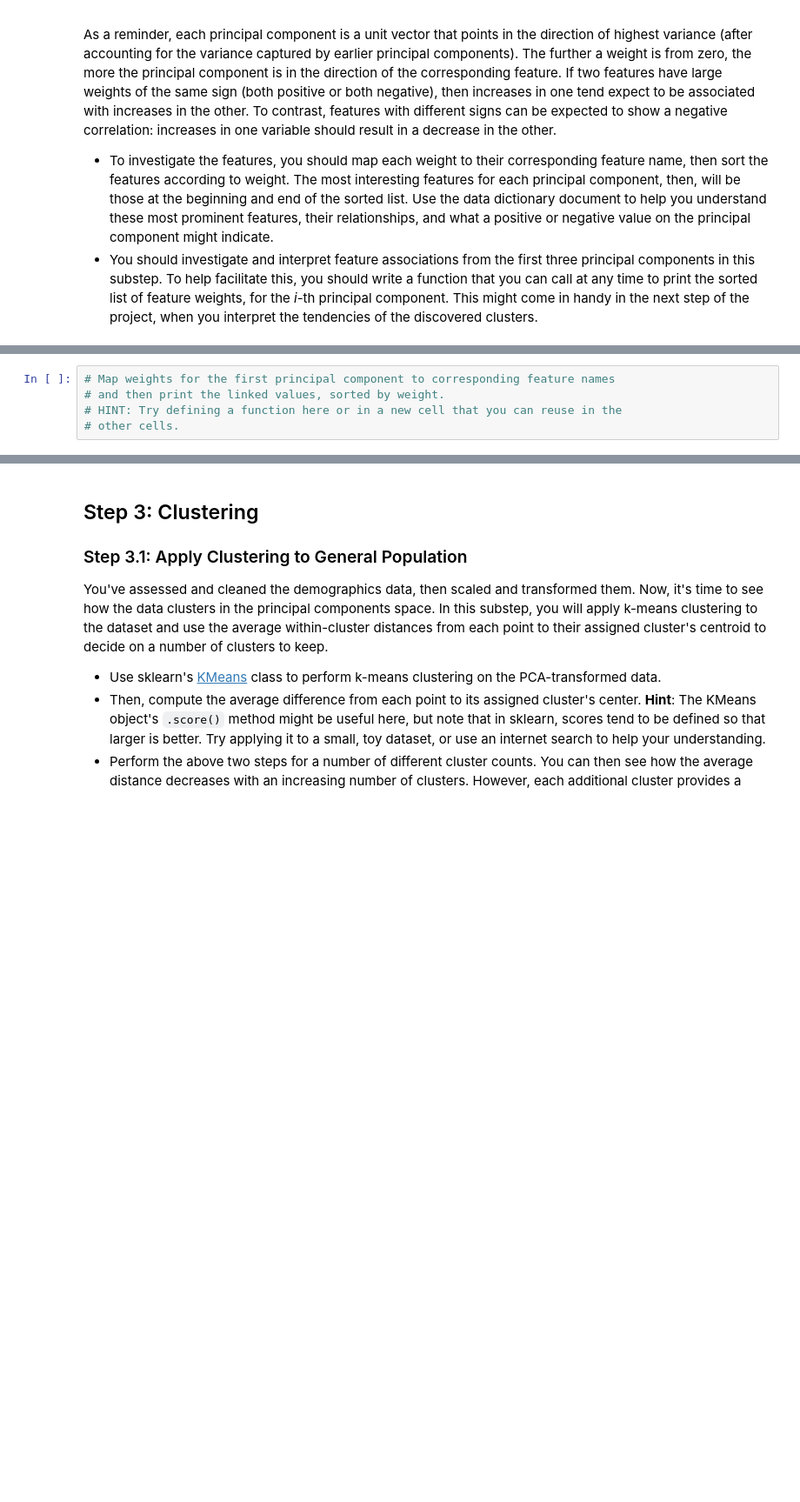
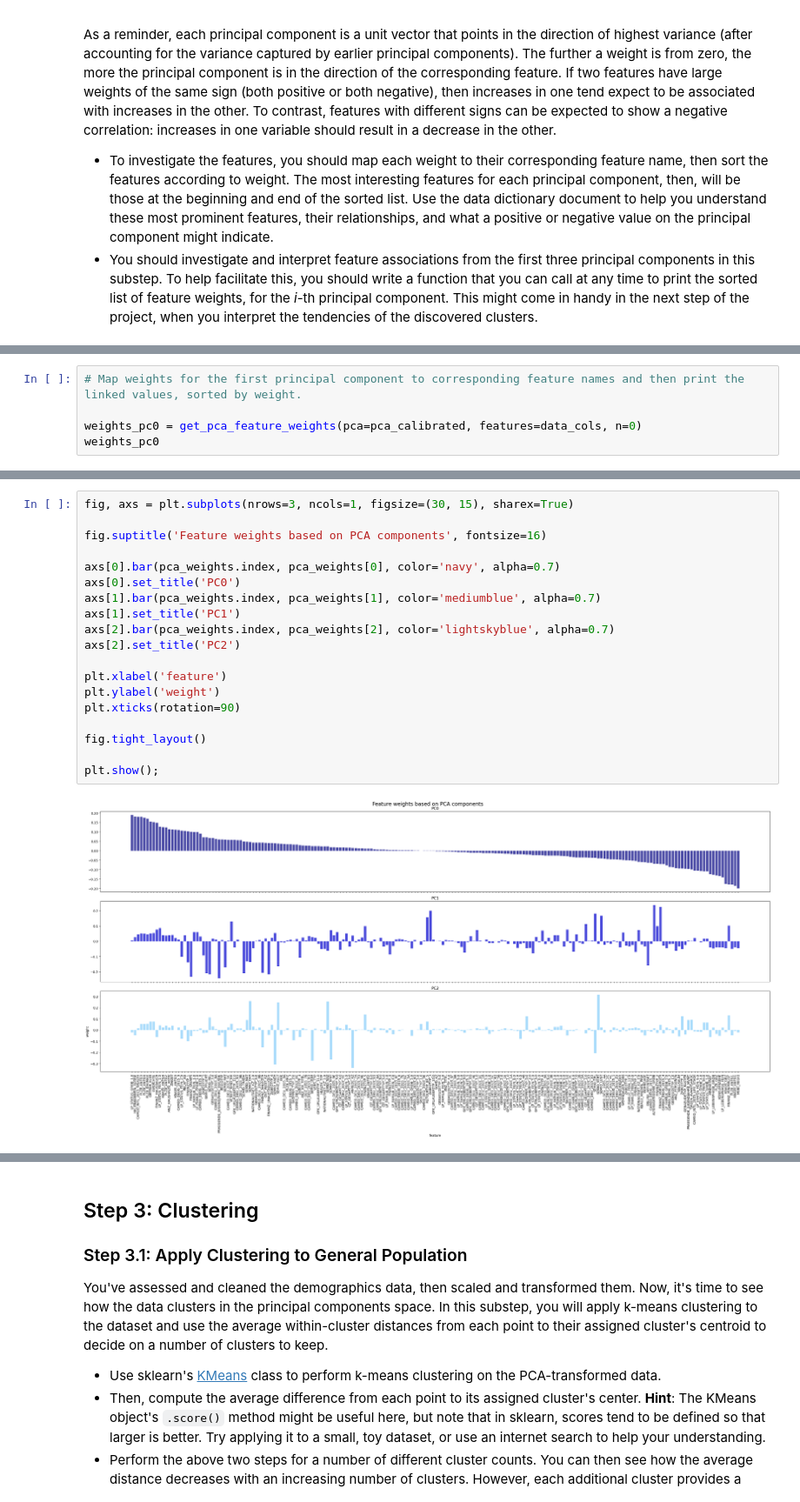
Before and after one commit to dorottyawinter/identify_customer_segments, a Jupyter notebook: Identify_Customer_Segments.ipynb, the cells around one changed output, grey strips where cells are left out. Shown at 87% size. Cells and saved outputs as stored; diff of their text form; blank space fills up the shorter version.

```diff
--- a/Identify_Customer_Segments.ipynb
+++ b/Identify_Customer_Segments.ipynb
@@ -957,5 +979,5 @@ As a reminder, each principal component is a unit vector that points in the dire
 # %%
-# Map weights for the first principal component to corresponding feature names
-# and then print the linked values, sorted by weight.
-# HINT: Try defining a function here or in a new cell that you can reuse in the
-# other cells.
+# Map weights for the first principal component to corresponding feature names and then print the linked values, sorted by weight.
+
+weights_pc0 = get_pca_feature_weights(pca=pca_calibrated, features=data_cols, n=0)
+weights_pc0
@@ -967,0 +1057,21 @@ As a reminder, each principal component is a unit vector that points in the dire
+# %%
+fig, axs = plt.subplots(nrows=3, ncols=1, figsize=(30, 15), sharex=True)
+
+fig.suptitle('Feature weights based on PCA components', fontsize=16)
+
+axs[0].bar(pca_weights.index, pca_weights[0], color='navy', alpha=0.7)
+axs[0].set_title('PC0')
+axs[1].bar(pca_weights.index, pca_weights[1], color='mediumblue', alpha=0.7)
+axs[1].set_title('PC1')
+axs[2].bar(pca_weights.index, pca_weights[2], color='lightskyblue', alpha=0.7)
+axs[2].set_title('PC2')
+
+plt.xlabel('feature')
+plt.ylabel('weight')
+plt.xticks(rotation=90)
+
+fig.tight_layout()
+
+plt.show();
+# %% [output]
+[figure, added]
```
Also changed, not shown: parts of 20 cells of this notebook.
